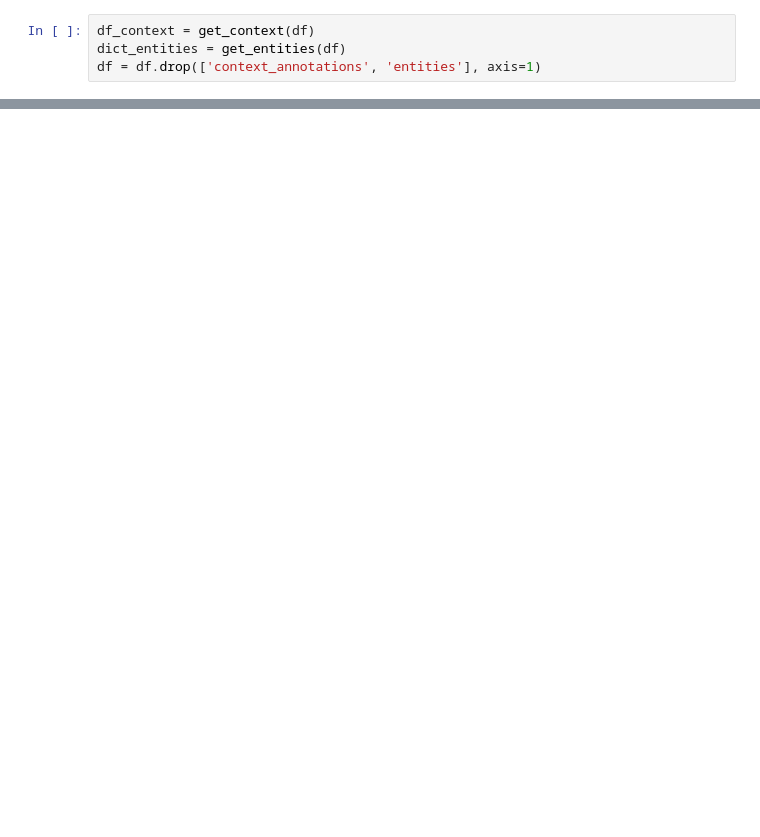
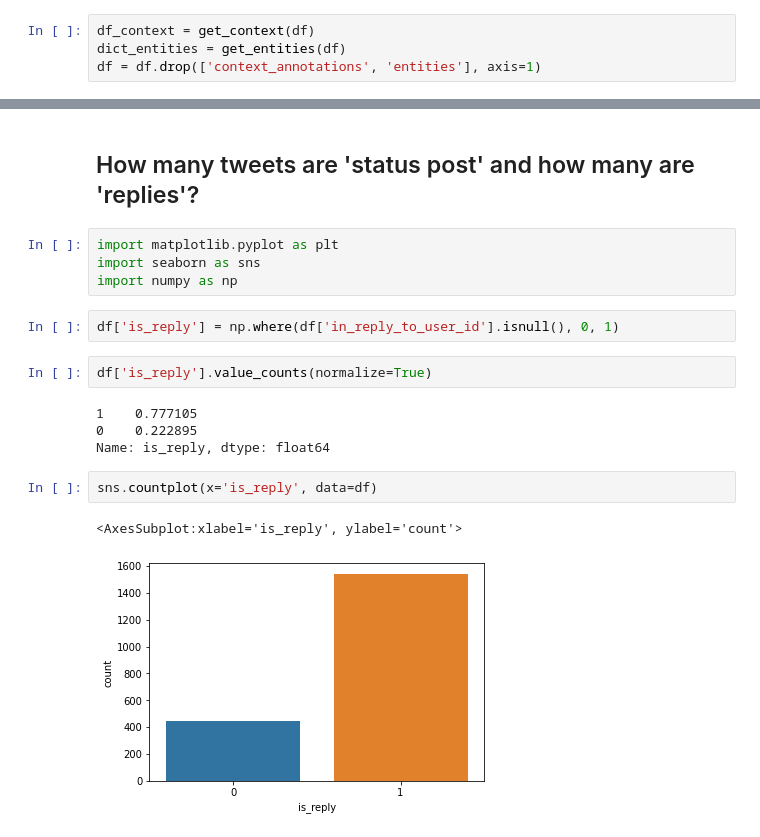
Before and after one commit to ytz/nlp-explore, a Jupyter notebook: notebook/twitter.ipynb, the cells around one changed output, grey strips where cells are left out. Cells and saved outputs as stored; diff of their text form; blank space fills up the shorter version.

```diff
--- a/notebook/twitter.ipynb
+++ b/notebook/twitter.ipynb
@@ -170,0 +205,19 @@ dict_entities['hashtags']
+# %% [markdown]
+## How many tweets are 'status post' and how many are 'replies'?
+# %%
+import matplotlib.pyplot as plt
+import seaborn as sns
+import numpy as np
+# %%
+df['is_reply'] = np.where(df['in_reply_to_user_id'].isnull(), 0, 1)
+# %%
+df['is_reply'].value_counts(normalize=True)
+# %% [output]
+1    0.777105
+0    0.222895
+Name: is_reply, dtype: float64
+# %%
+sns.countplot(x='is_reply', data=df)
+# %% [output]
+<AxesSubplot:xlabel='is_reply', ylabel='count'>
+[figure, added]
```
Also changed, not shown: parts of 18 cells of this notebook.
